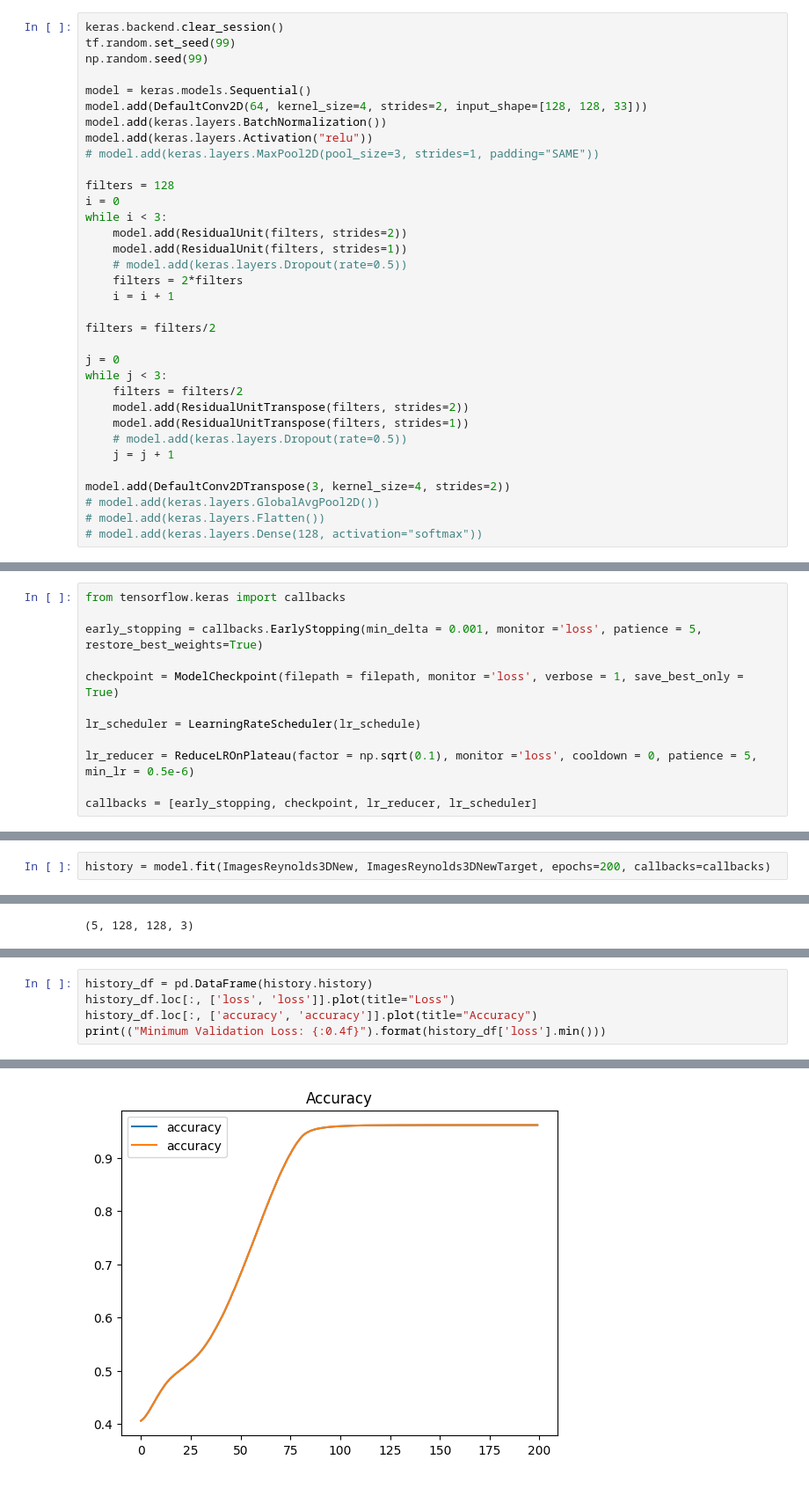
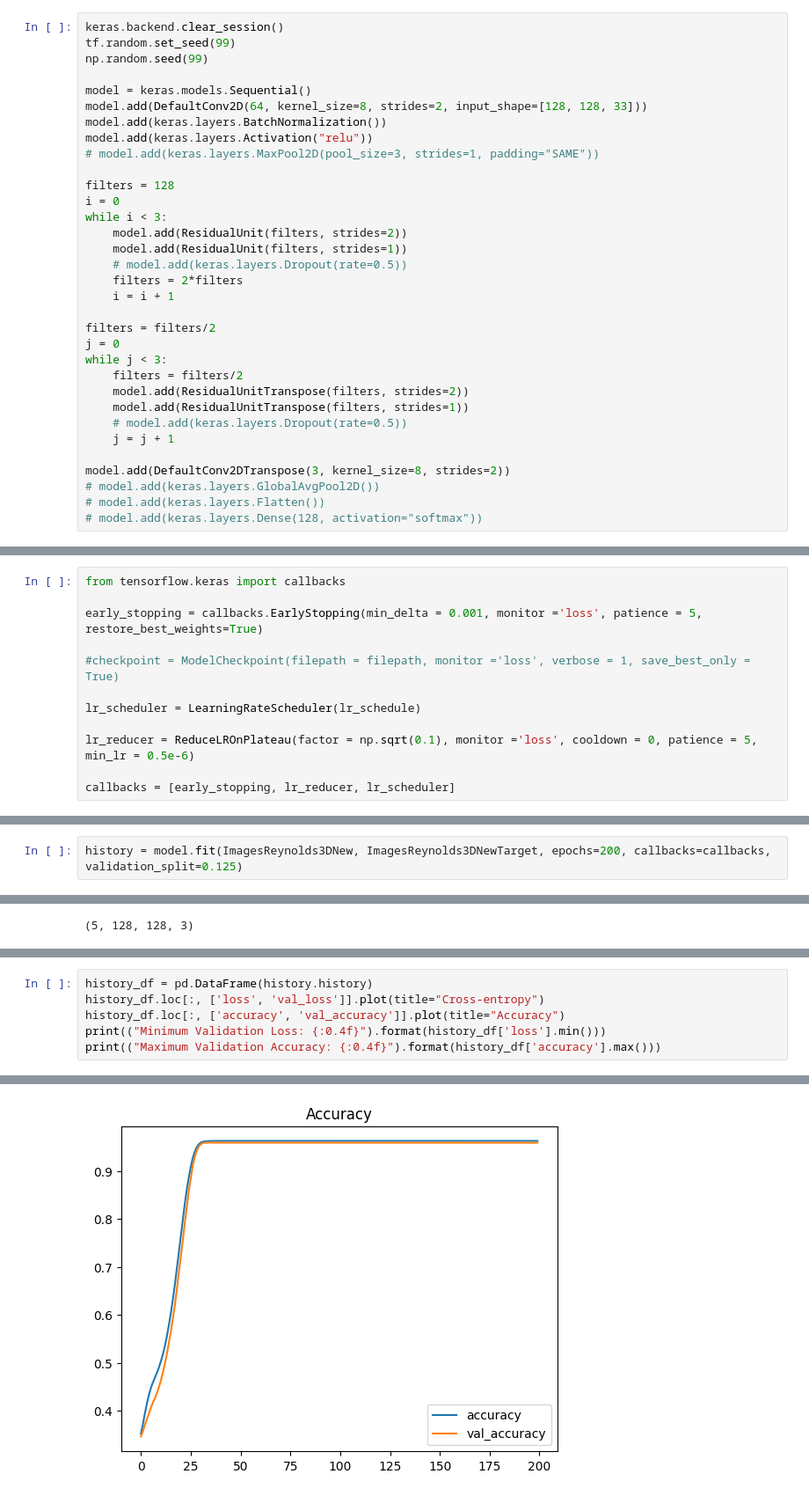
Before and after one commit to BurgaoTheChamp/ML_CFD, a Jupyter notebook: ML-CFD.ipynb, the cells around one changed output, grey strips where cells are left out. Shown at 88% size. Cells and saved outputs as stored; diff of their text form.

```diff
--- a/ML-CFD.ipynb
+++ b/ML-CFD.ipynb
@@ -410,7 +409,7 @@ tf.random.set_seed(99)
 np.random.seed(99)
 
 model = keras.models.Sequential()
-model.add(DefaultConv2D(64, kernel_size=4, strides=2, input_shape=[128, 128, 33]))
+model.add(DefaultConv2D(64, kernel_size=8, strides=2, input_shape=[128, 128, 33]))
 model.add(keras.layers.BatchNormalization())
 model.add(keras.layers.Activation("relu"))
 # model.add(keras.layers.MaxPool2D(pool_size=3, strides=1, padding="SAME"))
@@ -425,7 +424,6 @@ while i < 3:
     i = i + 1
 
 filters = filters/2
-
 j = 0
 while j < 3:
     filters = filters/2
@@ -434,7 +432,7 @@ while j < 3:
     # model.add(keras.layers.Dropout(rate=0.5))
     j = j + 1
 
-model.add(DefaultConv2DTranspose(3, kernel_size=4, strides=2))
+model.add(DefaultConv2DTranspose(3, kernel_size=8, strides=2))
 # model.add(keras.layers.GlobalAvgPool2D())
 # model.add(keras.layers.Flatten())
 # model.add(keras.layers.Dense(128, activation="softmax"))
@@ -493,13 +491,13 @@ from tensorflow.keras import callbacks
 
 early_stopping = callbacks.EarlyStopping(min_delta = 0.001, monitor ='loss', patience = 5, restore_best_weights=True)
 
-checkpoint = ModelCheckpoint(filepath = filepath, monitor ='loss', verbose = 1, save_best_only = True)
+#checkpoint = ModelCheckpoint(filepath = filepath, monitor ='loss', verbose = 1, save_best_only = True)
 
 lr_scheduler = LearningRateScheduler(lr_schedule)
 
 lr_reducer = ReduceLROnPlateau(factor = np.sqrt(0.1), monitor ='loss', cooldown = 0, patience = 5, min_lr = 0.5e-6)
 
-callbacks = [early_stopping, checkpoint, lr_reducer, lr_scheduler]
+callbacks = [early_stopping, lr_reducer, lr_scheduler]
 # %%
 optimizer = keras.optimizers.SGD(learning_rate=lr_schedule(0), momentum=0.9, nesterov=True, decay=0.001)
 metrics = ["accuracy","mae"]
@@ -527,7 +525,7 @@ ImagesReynolds3DNewTarget.shape
 # %% [output]
 (16, 128, 128, 3)
 # %%
-history = model.fit(ImagesReynolds3DNew, ImagesReynolds3DNewTarget, epochs=200, callbacks=callbacks)
+history = model.fit(ImagesReynolds3DNew, ImagesReynolds3DNewTarget, epochs=200, callbacks=callbacks, validation_split=0.125)
 # %% [output]
 Learning rate:  0.001
 Epoch 1/200
@@ -568,6 +566,7 @@ Test accuracy: 0.96270751953125
 # %%
 history_df = pd.DataFrame(history.history)
-history_df.loc[:, ['loss', 'loss']].plot(title="Loss")
-history_df.loc[:, ['accuracy', 'accuracy']].plot(title="Accuracy")
+history_df.loc[:, ['loss', 'val_loss']].plot(title="Cross-entropy")
+history_df.loc[:, ['accuracy', 'val_accuracy']].plot(title="Accuracy")
 print(("Minimum Validation Loss: {:0.4f}").format(history_df['loss'].min()))
+print(("Maximum Validation Accuracy: {:0.4f}").format(history_df['accuracy'].max()))
 # %% [output]
@@ -576 +576 @@ Minimum Validation Loss: 34.7205
-[figure, old version]
+[figure, new version]
```
Also changed, not shown: parts of 5 cells of this notebook.
